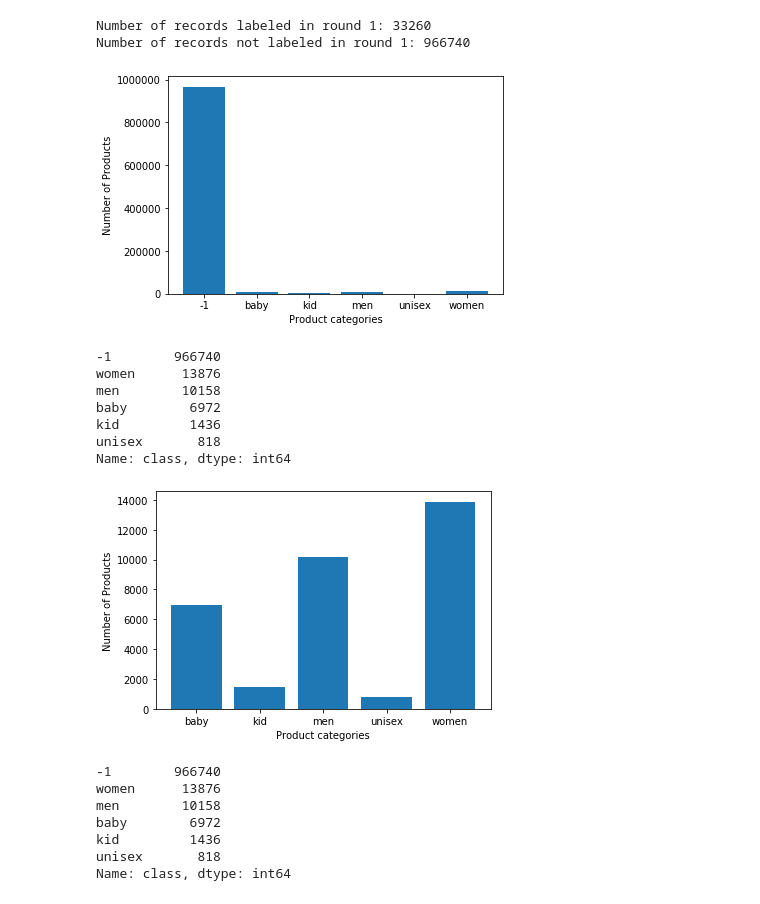
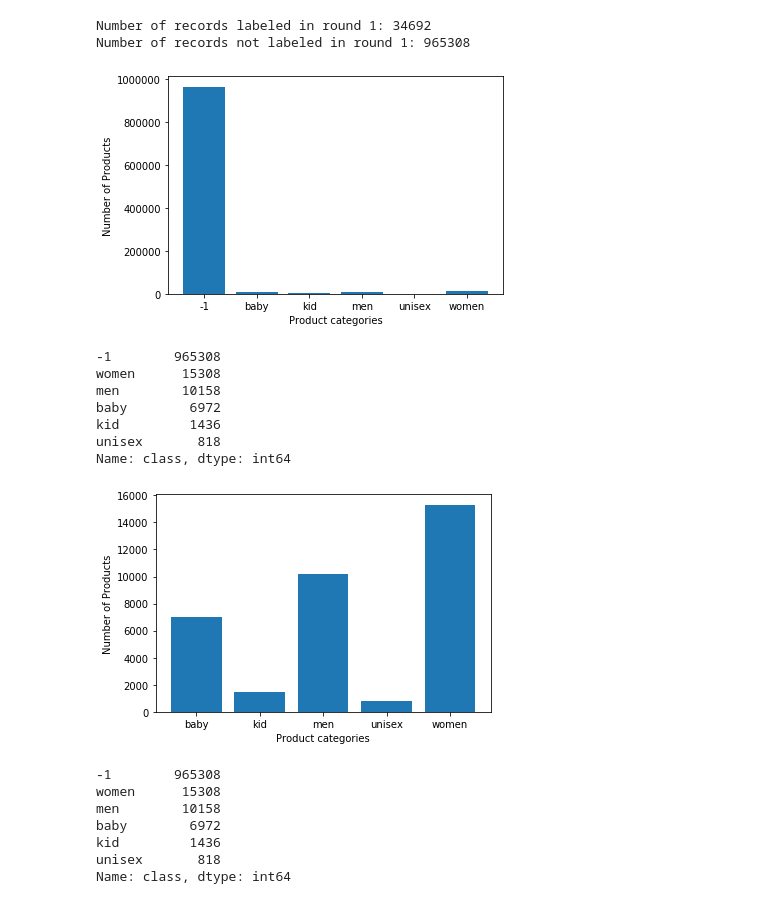
Before and after one commit to jahedpari/Product-Master, a Jupyter notebook: notebooks/Label Round 1.ipynb, the cells around one changed output. Saved outputs shown, nothing was run; the diff lists cells and outputs as text; code cells hidden in the pictures.

```diff
--- a/notebooks/Label Round 1.ipynb
+++ b/notebooks/Label Round 1.ipynb
@@ -84,6 +84,15 @@ womanNet=['woman', 'women', 'lady', 'female' 'ladies', 'girl','feminine','unmach
 babyNet= ['baby','toddler','infant', 'babe', 'bambino', 'infant', 'neonate', 'newborn']
 kidNet=['kid','child', 'children', 'child', 'youth', 'joni','schoolchild', 'schoolgirl', 'schoolkid','junior']
 unisexNet=['unisex','androgynous', 'genderless', 'unisexual']
+
+
+# our categories and their related words
+manNet=['man','men', 'male', 'gentleman', 'gent','masculine',' manlike', ' mannish']
+womanNet=['woman', 'women', 'lady', 'female', 'ladies', 'girl','feminine' ]
+babyNet= ['baby','toddler','infant', 'babe', 'bambino', 'infant', 'newborn']
+kidNet=['kid','child', 'children', 'child', 'youth', 'joni','schoolchild', 'schoolgirl', 'schoolkid','junior']
+unisexNet=['unisex','androgynous', 'genderless', 'unisexual']
+
 all_Nets_list= [manNet,womanNet,babyNet,kidNet,unisexNet ]
 
 ##  Frequency of the categories and their synonyms in the product information
@@ -142,40 +151,40 @@ plot_class_distribution (df, 'product_type','class', starting_index=1)
 
 
 #labeled_data=df[df['class']!= '-1'].copy()
 #unlabeled_data_index=df.index.difference(labeled_data.index)
 
 random_records=random.sample(labeled_data_index_r1, k=sample_test_size)
 test=df.loc[random_records, ['class','product_type','full_store_product_url' ,'all_text_original']]
 test.to_csv("../data/validate/test_random_labeled_data_Round1.csv", index=True)
 
 
 # Export Labeled Data
 
 #df['all_text']= df['all_tokens'].apply(lambda x: " ".join(x))
 df.to_csv("../data/labeled/labeled_dataV1-1milliom.csv", index=True)
 
 
 dbfile = open('../data/labeled/labeled_dataV1-1million', 'wb')
 pickle.dump(df, dbfile)
 dbfile.close()
 
 random_records=random.sample(labeled_data_index_r1, k=sample_test_size)
 test=df.loc[random_records, ['class','product_type','full_store_product_url' ,'all_text_original']]
 test.to_csv("../data/validate/test_random_labeled_data_Round1-1million.csv", index=True)
 # %% [output]
-Number of records labeled in round 1: 33260
-Number of records not labeled in round 1: 966740
+Number of records labeled in round 1: 34692
+Number of records not labeled in round 1: 965308
 [figure]
--1        966740
-women      13876
+-1        965308
+women      15308
 men        10158
 baby        6972
 kid         1436
 unisex       818
 Name: class, dtype: int64
-[figure, old version]
+[figure, new version]
--1        966740
-women      13876
+-1        965308
+women      15308
 men        10158
 baby        6972
 kid         1436
```
Also changed, not shown: 9 other files.
